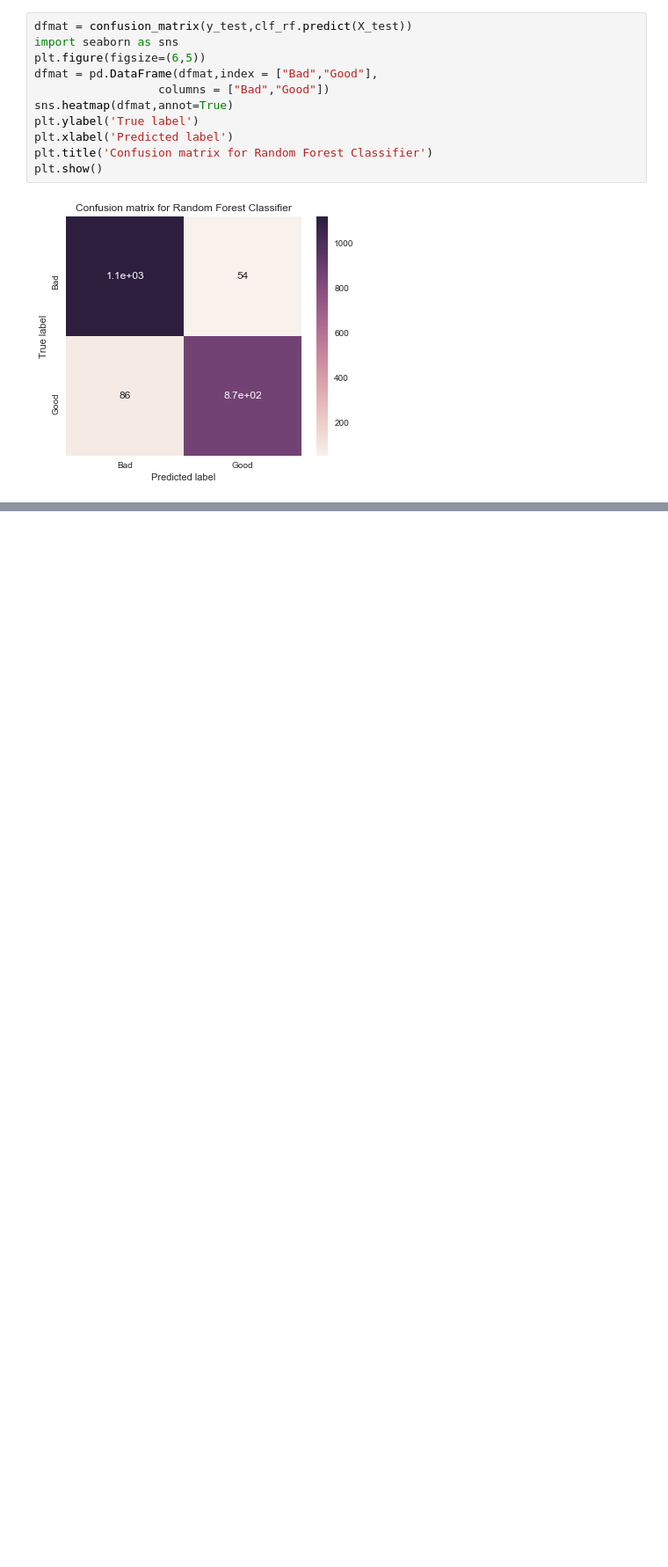
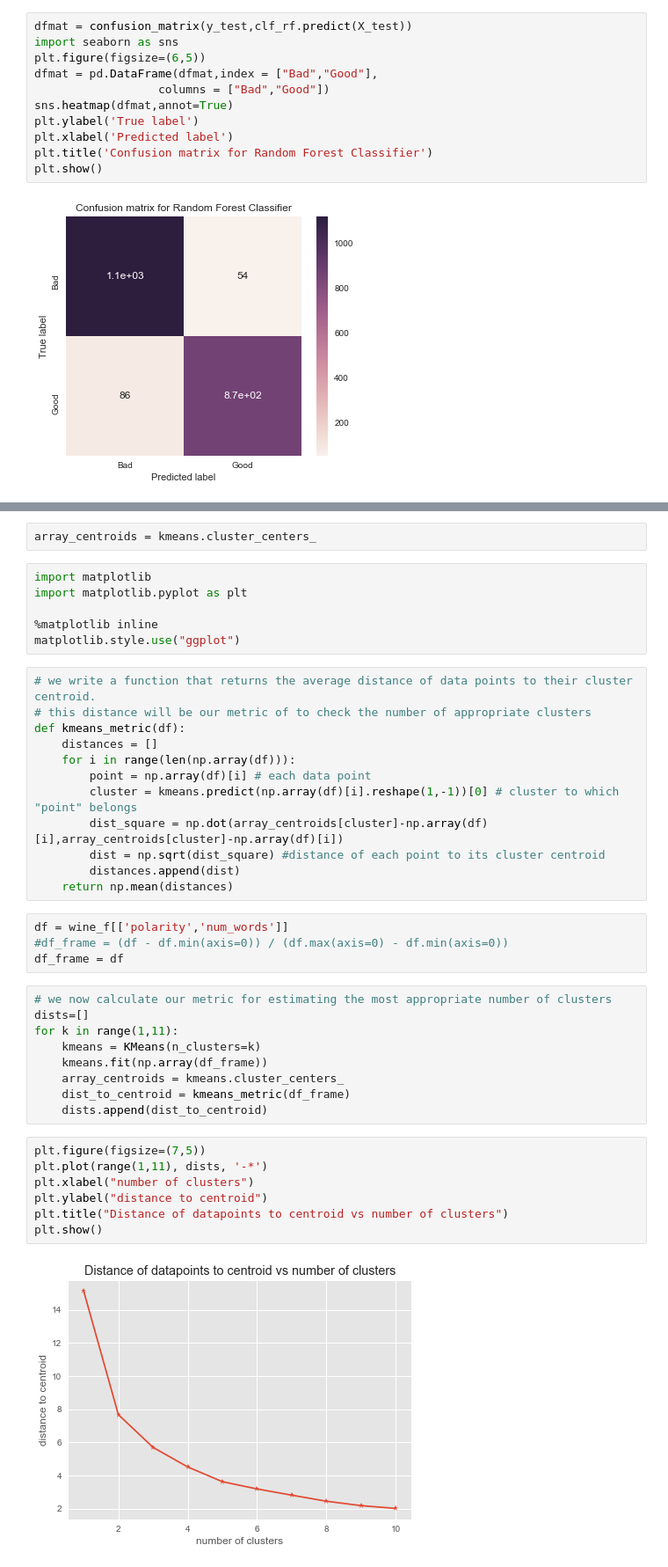
Before and after one commit to pavlafuxova/TFM, a Jupyter notebook: length_polarity_classifier.ipynb, the cells around one changed output, grey strips where cells are left out. Shown at 88% size. Drawn from its saved outputs; the diff is of its cells as text; blank space fills up the shorter version.

Commit message:
comparing with kmeans clustering

```diff
--- a/length_polarity_classifier.ipynb
+++ b/length_polarity_classifier.ipynb
@@ -479,0 +491,42 @@ plt.show()
+# %%
+array_centroids = kmeans.cluster_centers_
+# %%
+import matplotlib
+import matplotlib.pyplot as plt
+
+%matplotlib inline
+matplotlib.style.use("ggplot")
+# %%
+# we write a function that returns the average distance of data points to their cluster centroid.
+# this distance will be our metric of to check the number of appropriate clusters
+def kmeans_metric(df):
+    distances = []
+    for i in range(len(np.array(df))):
+        point = np.array(df)[i] # each data point
+        cluster = kmeans.predict(np.array(df)[i].reshape(1,-1))[0] # cluster to which "point" belongs
+        dist_square = np.dot(array_centroids[cluster]-np.array(df)[i],array_centroids[cluster]-np.array(df)[i])
+        dist = np.sqrt(dist_square) #distance of each point to its cluster centroid
+        distances.append(dist)
+    return np.mean(distances)
+# %%
+df = wine_f[['polarity','num_words']]
+#df_frame = (df - df.min(axis=0)) / (df.max(axis=0) - df.min(axis=0))
+df_frame = df
+# %%
+# we now calculate our metric for estimating the most appropriate number of clusters
+dists=[]
+for k in range(1,11):
+    kmeans = KMeans(n_clusters=k)
+    kmeans.fit(np.array(df_frame))
+    array_centroids = kmeans.cluster_centers_
+    dist_to_centroid = kmeans_metric(df_frame)
+    dists.append(dist_to_centroid)
+# %%
+plt.figure(figsize=(7,5))
+plt.plot(range(1,11), dists, '-*')
+plt.xlabel("number of clusters")
+plt.ylabel("distance to centroid")
+plt.title("Distance of datapoints to centroid vs number of clusters")
+plt.show()
+# %% [output]
+[figure, added]
```
Also changed, not shown: parts of 3 cells of this notebook.
